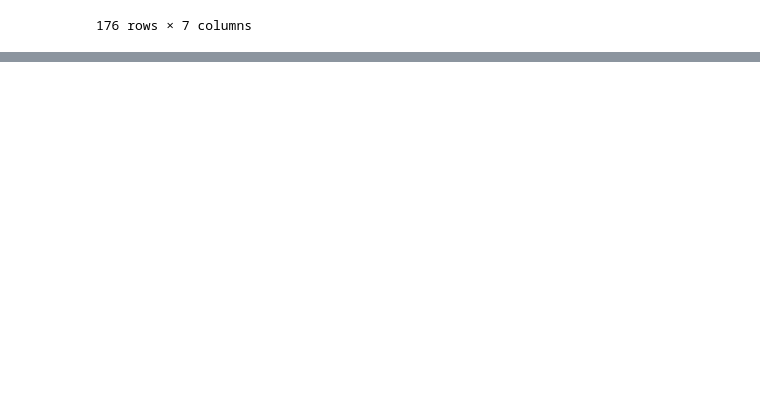
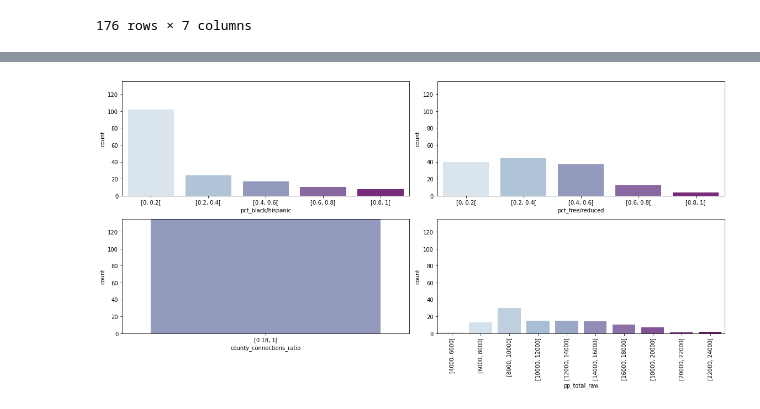
Before and after one commit to tramyynt/COVID-19-impact-on-Digital-Learning, a Jupyter notebook: Covid_19_Impact_on_Digital_Learning_.ipynb, the cells around one changed output, grey strips where cells are left out. Cells and saved outputs as stored; diff of their text form; code cells hidden in the pictures; blank space fills up the shorter version.

```diff
--- a/Covid_19_Impact_on_Digital_Learning_.ipynb
+++ b/Covid_19_Impact_on_Digital_Learning_.ipynb
@@ -314,0 +303,3 @@ array(['[0.18, 1[', nan, '[1, 2['], dtype=object)
+# %%
+districts = districts[districts['county_connections_ratio']=='[0.18, 1[']
+districts['county_connections_ratio']
@@ -314,0 +319,20 @@ array(['[0.18, 1[', nan, '[1, 2['], dtype=object)
+# %%
+fig, ax = plt.subplots(2, 2, figsize=(16,8))
+
+sns.countplot(data=districts, x='pct_black/hispanic', order=['[0, 0.2[', '[0.2, 0.4[', '[0.4, 0.6[', '[0.6, 0.8[','[0.8, 1[', ], palette='BuPu', ax=ax[0,0])
+ax[0,0].set_ylim([0,135])
+sns.countplot(data=districts, x='pct_free/reduced', order=['[0, 0.2[', '[0.2, 0.4[', '[0.4, 0.6[', '[0.6, 0.8[','[0.8, 1[', ], palette='BuPu', ax=ax[0,1])
+ax[0,1].set_ylim([0,135])
+
+sns.countplot(data=districts, x='county_connections_ratio',palette='BuPu', ax=ax[1,0])
+ax[1,0].set_ylim([0,135])
+sns.countplot(data=districts, x='pp_total_raw', order=['[4000, 6000[', '[6000, 8000[', '[8000, 10000[', '[10000, 12000[',
+       '[12000, 14000[', '[14000, 16000[', '[16000, 18000[',
+       '[18000, 20000[', '[20000, 22000[', '[22000, 24000[', ], palette='BuPu', ax=ax[1,1])
+ax[1,1].set_ylim([0,135])
+ax[1,1].set_xticklabels(ax[1,1].get_xticklabels(), rotation=90)
+
+plt.tight_layout()
+plt.show()
+# %% [output]
+[figure, added]
```
Also changed, not shown: parts of 16 cells of this notebook.
